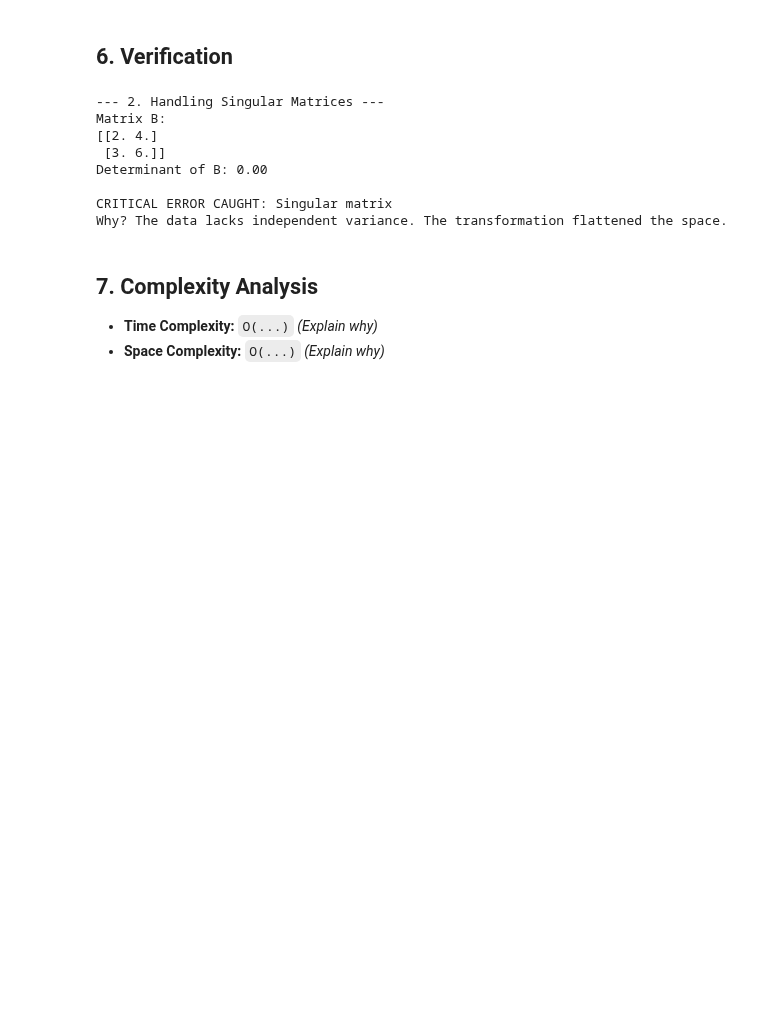
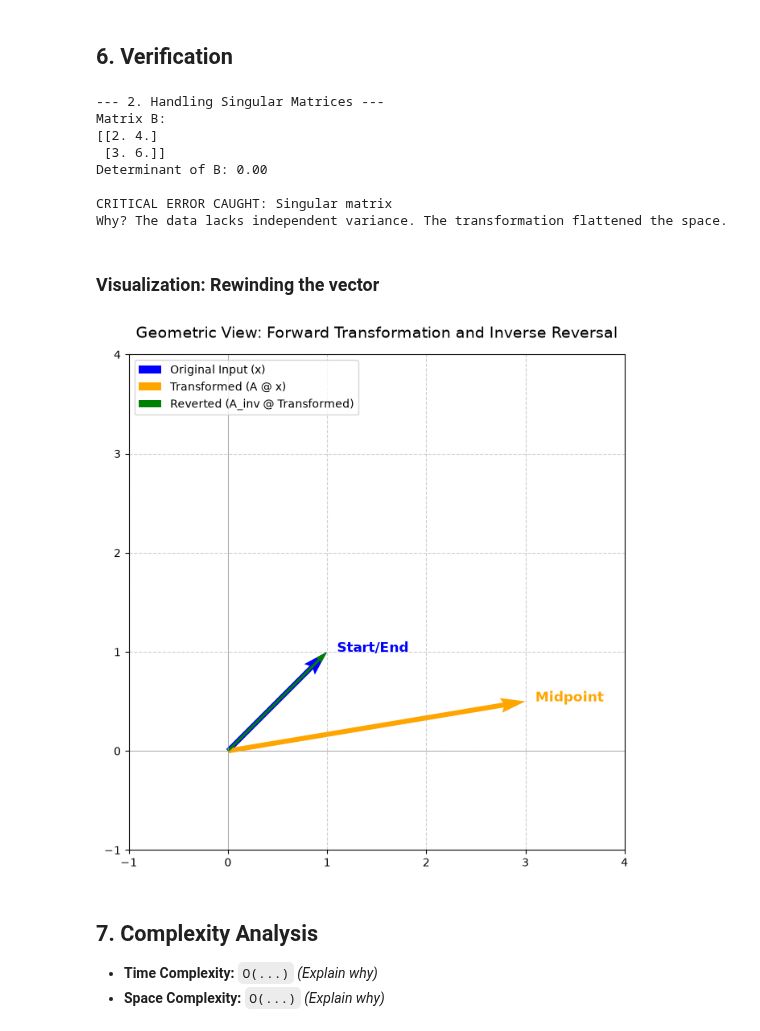
Before and after one commit to suwasghale/math-for-ai-100-days, a Jupyter notebook: Day_013_Matrix_Inverse_&_Singular_Matrices/day_013.ipynb, the cells around one changed output. Saved outputs shown, nothing was run; the diff lists cells and outputs as text; code cells hidden in the pictures; blank space fills up the shorter version.

Commit message:
visualization: rewinding the vector

```diff
--- a/Day_013_Matrix_Inverse_&_Singular_Matrices/day_013.ipynb
+++ b/Day_013_Matrix_Inverse_&_Singular_Matrices/day_013.ipynb
@@ -91,6 +91,66 @@ Determinant of B: 0.00
 
 CRITICAL ERROR CAUGHT: Singular matrix
 Why? The data lacks independent variance. The transformation flattened the space.
+# %% [markdown]
+### Visualization: Rewinding the vector
+# %%
+import numpy as np
+import matplotlib.pyplot as plt
+
+# ==========================================
+# Data Setup
+# ==========================================
+
+# Original Input Vector
+x = np.array([1.0, 1.0])
+
+# Transformation Matrix
+A = np.array([[ 2.0,  1.0],
+              [-1.0,  1.5]])
+
+# Compute Forward Pass
+transformed_x = A @ x
+
+# Compute Inverse and Reverse Pass
+A_inv = np.linalg.inv(A)
+reverted_x = A_inv @ transformed_x
+
+# ==========================================
+# Plotting
+# ==========================================
+
+fig, ax = plt.subplots(figsize=(8, 8))
+ax.set_title("Geometric View: Forward Transformation and Inverse Reversal", fontsize=14, pad=15)
+ax.axhline(0, color='grey', linewidth=0.5, zorder=0)
+ax.axvline(0, color='grey', linewidth=0.5, zorder=0)
+ax.grid(True, linestyle='--', alpha=0.6)
+
+origin = np.array([0, 0])
+
+# 1. Plot Original Vector
+ax.quiver(*origin, *x, angles='xy', scale_units='xy', scale=1,
+           color='blue', width=0.01, label='Original Input (x)')
+
+# 2. Plot Transformed Vector
+ax.quiver(*origin, *transformed_x, angles='xy', scale_units='xy', scale=1,
+           color='orange', width=0.01, label='Transformed (A @ x)')
+
+# 3. Plot Reverted Vector (drawn slightly thinner to show it perfectly overlaps the original)
+ax.quiver(*origin, *reverted_x, angles='xy', scale_units='xy', scale=1,
+           color='green', width=0.005, label='Reverted (A_inv @ Transformed)')
+
+# Add explanatory text
+ax.text(x[0] + 0.1, x[1], 'Start/End', color='blue', fontsize=12, weight='bold')
+ax.text(transformed_x[0] + 0.1, transformed_x[1], 'Midpoint', color='orange', fontsize=12, weight='bold')
+
+ax.set_xlim(-1, 4)
+ax.set_ylim(-1, 4)
+ax.set_aspect('equal')
+ax.legend(loc='upper left')
+
+plt.show()
+# %% [output]
+[figure, added]
 # %% [markdown]
 ## 7. Complexity Analysis
 - **Time Complexity:** `O(...)` *(Explain why)*
```
